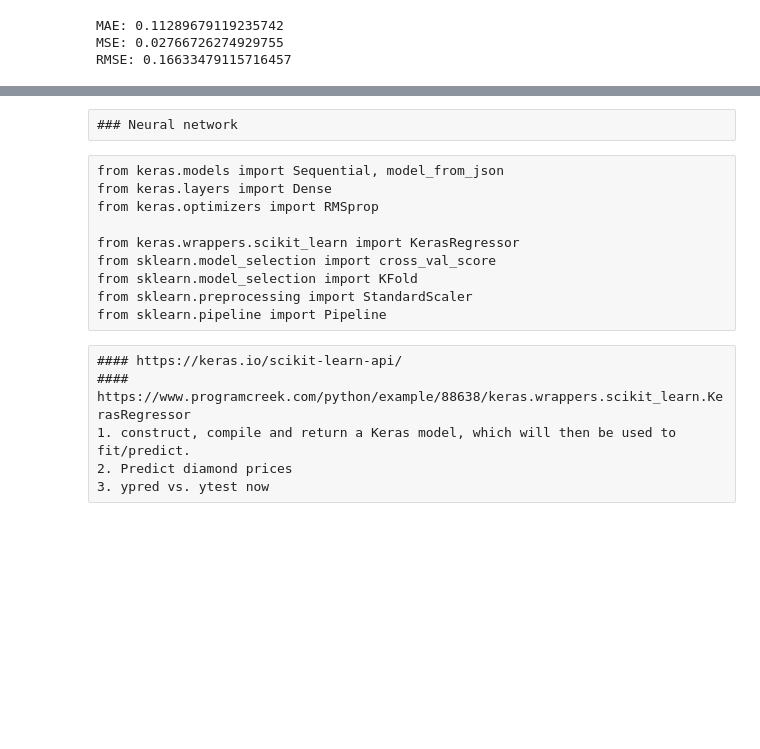
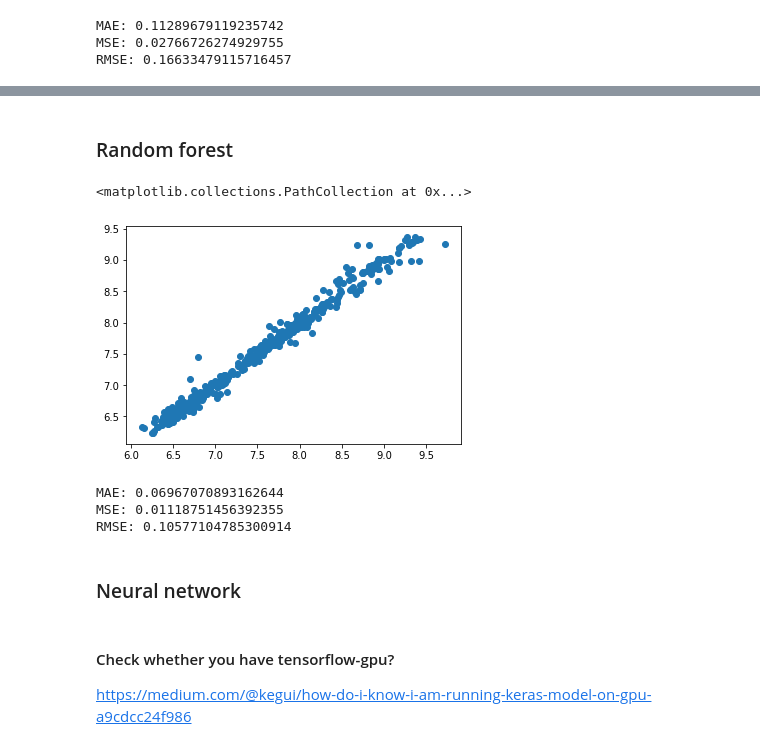
Before and after one commit to groverj2/diamond-price, a Jupyter notebook: diamond_manyfeat.ipynb, the cells around one changed output, grey strips where cells are left out. Cells and saved outputs as stored; diff of their text form; code cells hidden in the pictures; blank space fills up the shorter version.

Commit message:
now incl neural nets keras

```diff
--- a/diamond_manyfeat.ipynb
+++ b/diamond_manyfeat.ipynb
@@ -600,18 +587,22 @@ y_pred = rf.predict(X_test)
-# %% [raw]
-### Neural network
-# %% [raw]
-from keras.models import Sequential, model_from_json
-from keras.layers import Dense
-from keras.optimizers import RMSprop
-
-from keras.wrappers.scikit_learn import KerasRegressor
-from sklearn.model_selection import cross_val_score
-from sklearn.model_selection import KFold
-from sklearn.preprocessing import StandardScaler
-from sklearn.pipeline import Pipeline
-# %% [raw]
-#### https://keras.io/scikit-learn-api/
-#### https://www.programcreek.com/python/example/88638/keras.wrappers.scikit_learn.KerasRegressor
-1. construct, compile and return a Keras model, which will then be used to fit/predict.
-2. Predict diamond prices
-3. ypred vs. ytest now
+# %% [markdown]
+### Random forest
+# %%
+from sklearn.ensemble import RandomForestRegressor
+rf = RandomForestRegressor(n_estimators = 10)
+rf.fit(X_train,y_train)
+y_pred = rf.predict(X_test)
+# %%
+plt.scatter(y_test,y_pred)
+# %% [output]
+<matplotlib.collections.PathCollection at 0x...>
+[figure, added]
+# %%
+print('MAE:', metrics.mean_absolute_error(y_test, y_pred))
+print('MSE:', metrics.mean_squared_error(y_test, y_pred))
+print('RMSE:', np.sqrt(metrics.mean_squared_error(y_test, y_pred)))
+# %% [output]
+MAE: 0.06967070893162644
+MSE: 0.01118751456392355
+RMSE: 0.10577104785300914
+# %% [markdown]
+### Neural network
@@ -617,0 +619,3 @@ from sklearn.pipeline import Pipeline
+# %% [markdown]
+#### Check whether you have tensorflow-gpu?
+https://medium.com/@kegui/how-do-i-know-i-am-running-keras-model-on-gpu-a9cdcc24f986
```
Also changed, not shown: parts of 28 cells of this notebook.
